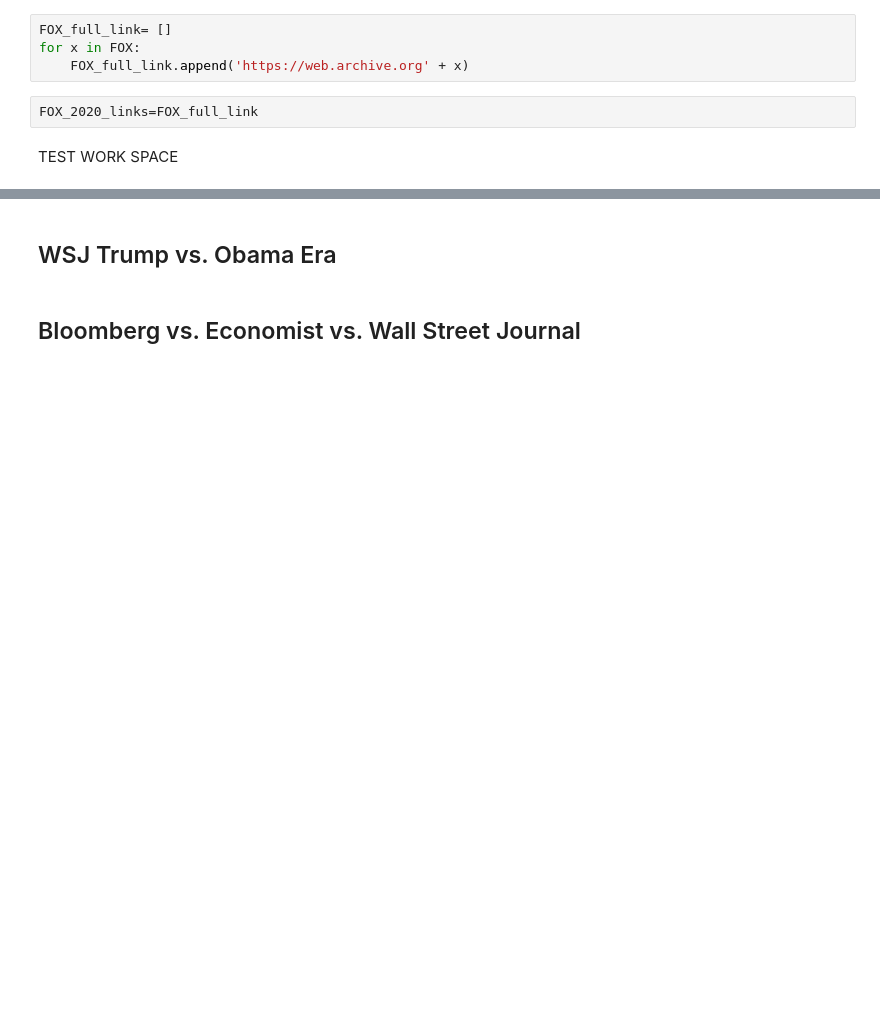
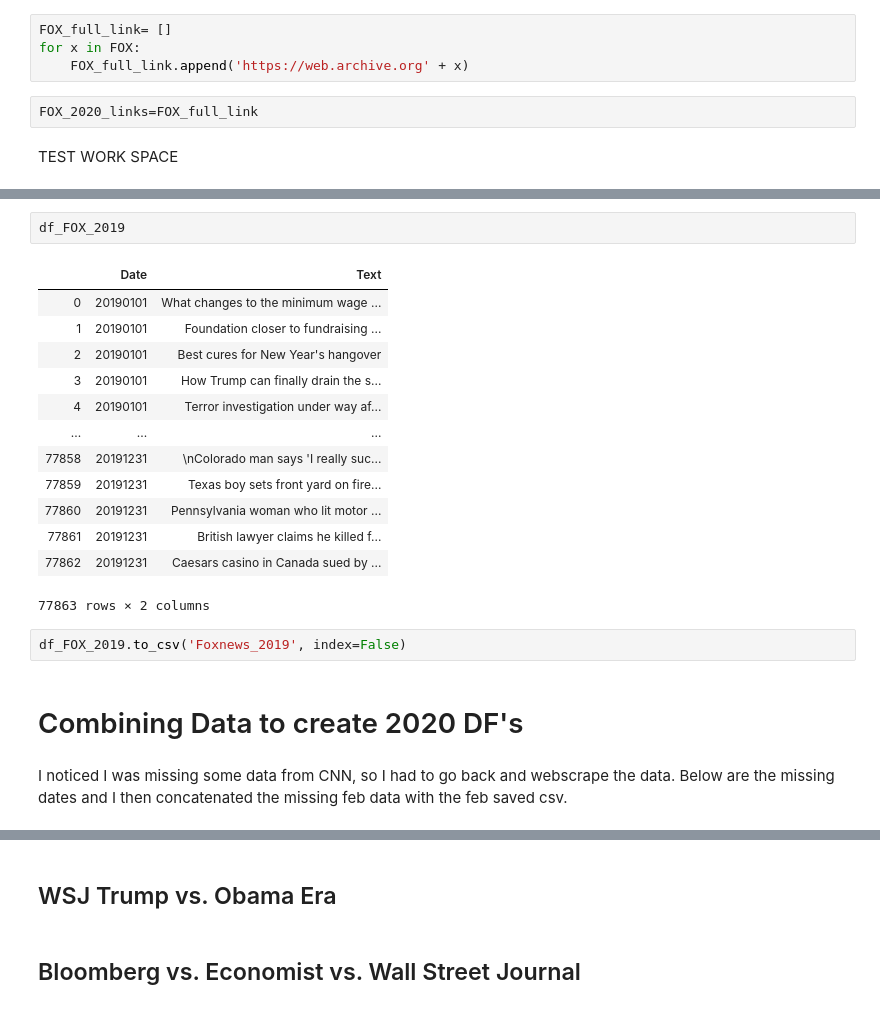
Before and after one commit to gabertooth/2020_FrontPageNews, a Jupyter notebook: CNN vs. Fox News.ipynb, the cells around one changed output, grey strips where cells are left out. Drawn from its saved outputs; the diff is of its cells as text; blank space fills up the shorter version.

```diff
--- a/CNN vs. Fox News.ipynb
+++ b/CNN vs. Fox News.ipynb
@@ -557,0 +649,22 @@ dude
+# %%
+df_FOX_2019
+# %% [output]
+|  | Date | Text |
+| 0 | 20190101 | What changes to the minimum wage ... |
+| 1 | 20190101 | Foundation closer to fundraising ... |
+| 2 | 20190101 | Best cures for New Year's hangover |
+| 3 | 20190101 | How Trump can finally drain the s... |
+| 4 | 20190101 | Terror investigation under way af... |
+| ... | ... | ... |
+| 77858 | 20191231 | \nColorado man says 'I really suc... |
+| 77859 | 20191231 | Texas boy sets front yard on fire... |
+| 77860 | 20191231 | Pennsylvania woman who lit motor ... |
+| 77861 | 20191231 | British lawyer claims he killed f... |
+| 77862 | 20191231 | Caesars casino in Canada sued by ... |
+77863 rows × 2 columns
+# %%
+df_FOX_2019.to_csv('Foxnews_2019', index=False)
+# %% [markdown]
+# Combining Data to create 2020 DF's
+# %% [markdown]
+I noticed I was missing some data from CNN, so I had to go back and webscrape the data. Below are the missing dates and I then concatenated the missing feb data with the feb saved csv.
```
Also changed, not shown: parts of 65 cells of this notebook, 23 other files.
